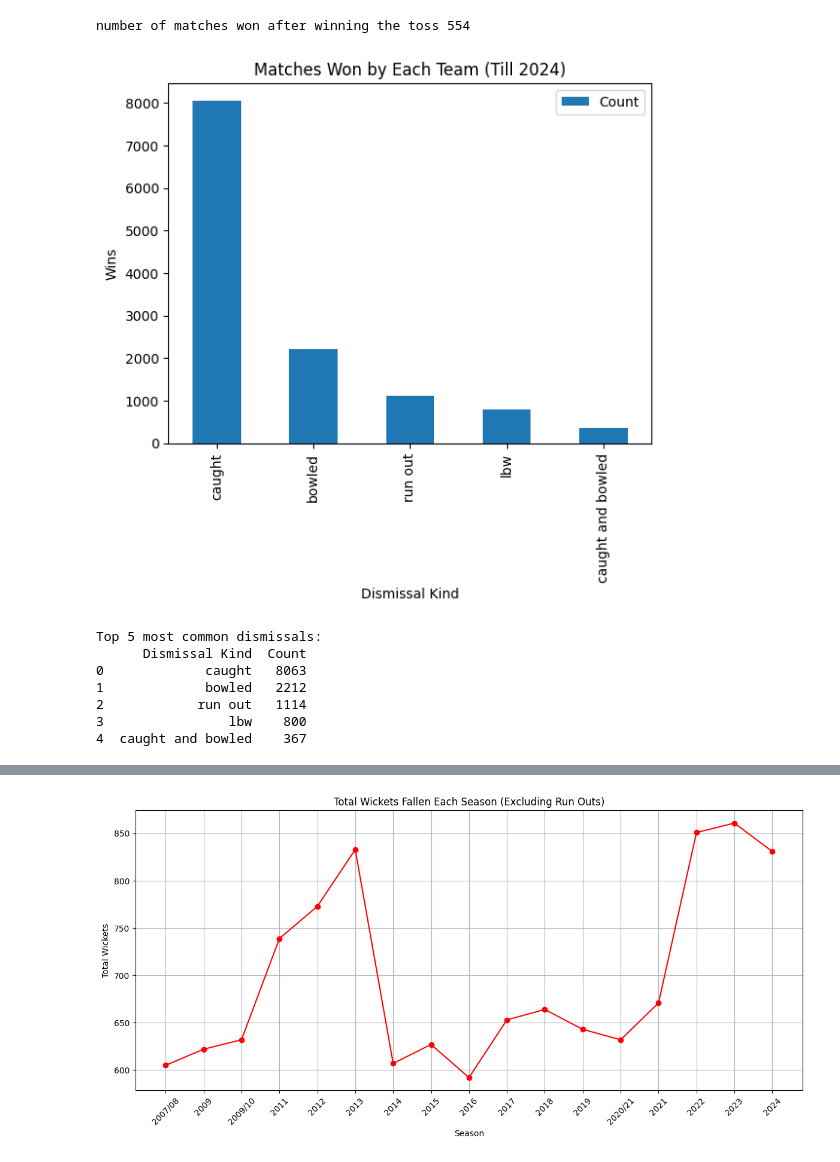
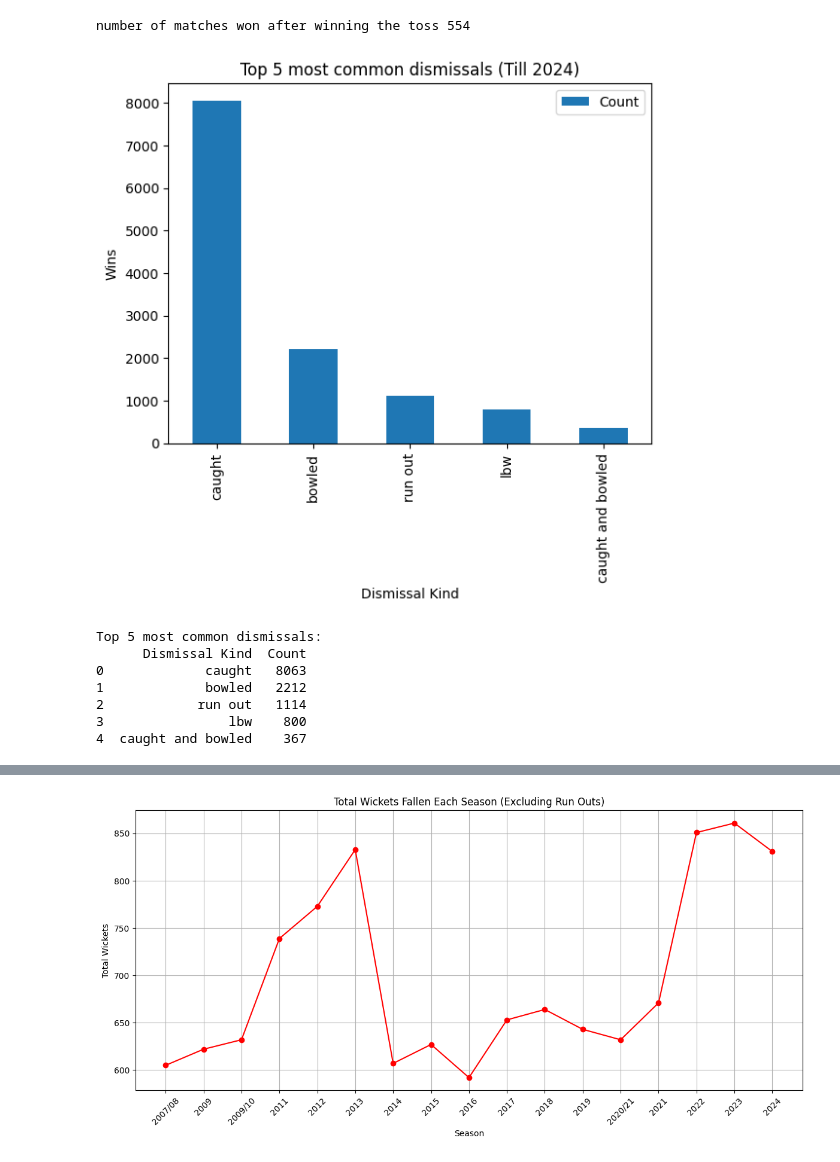
Before and after one commit to Parth-0804/DS_PROJEKT_AIM, a Jupyter notebook: 01_data/GR04_ipynb_Hiregoudar1_Ravaliya2_GoblipurBhanuprakashNag3.ipynb, the cells around one changed output, grey strips where cells are left out. Saved outputs shown, nothing was run; the diff lists cells and outputs as text; code cells hidden in the pictures.

```diff
--- a/01_data/GR04_ipynb_Hiregoudar1_Ravaliya2_GoblipurBhanuprakashNag3.ipynb
+++ b/01_data/GR04_ipynb_Hiregoudar1_Ravaliya2_GoblipurBhanuprakashNag3.ipynb
@@ -251,15 +251,15 @@ number of matches won after winning the toss 554
 # %%
 # Top 5 most commom dissmissals
 top_5_dismissals_df = deliveries['dismissal_kind'].value_counts().dropna().head(5).reset_index()
 top_5_dismissals_df.columns = ['Dismissal Kind', 'Count']
-top_5_dismissals_df.plot(kind='bar', title='Matches Won by Each Team (Till 2024)',x='Dismissal Kind',y='Count')
+top_5_dismissals_df.plot(kind='bar', title='Top 5 most common dismissals (Till 2024)',x='Dismissal Kind',y='Count')
 plt.xlabel('Dismissal Kind')
 plt.ylabel('Wins')
 plt.show()
 print("Top 5 most common dismissals:")
 print(top_5_dismissals_df)
 # %% [output]
-[figure, old version]
+[figure, new version]
 Top 5 most common dismissals:
       Dismissal Kind  Count
 0             caught   8063
```
